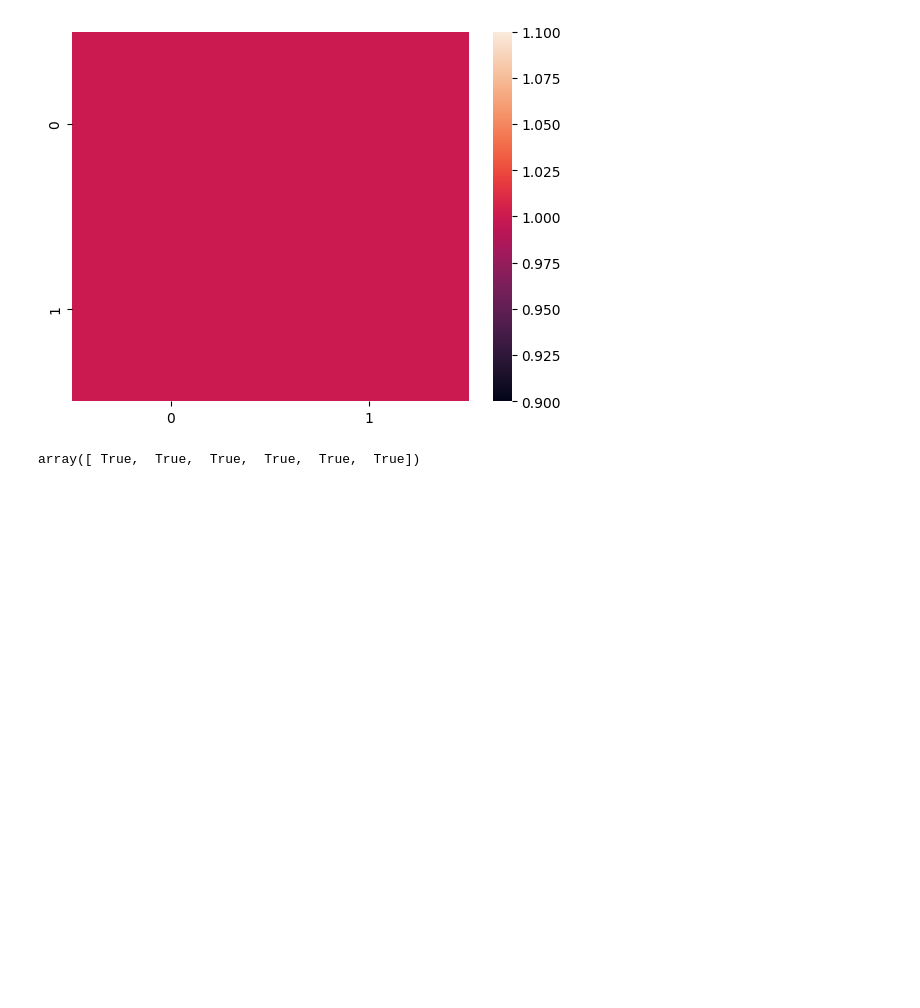
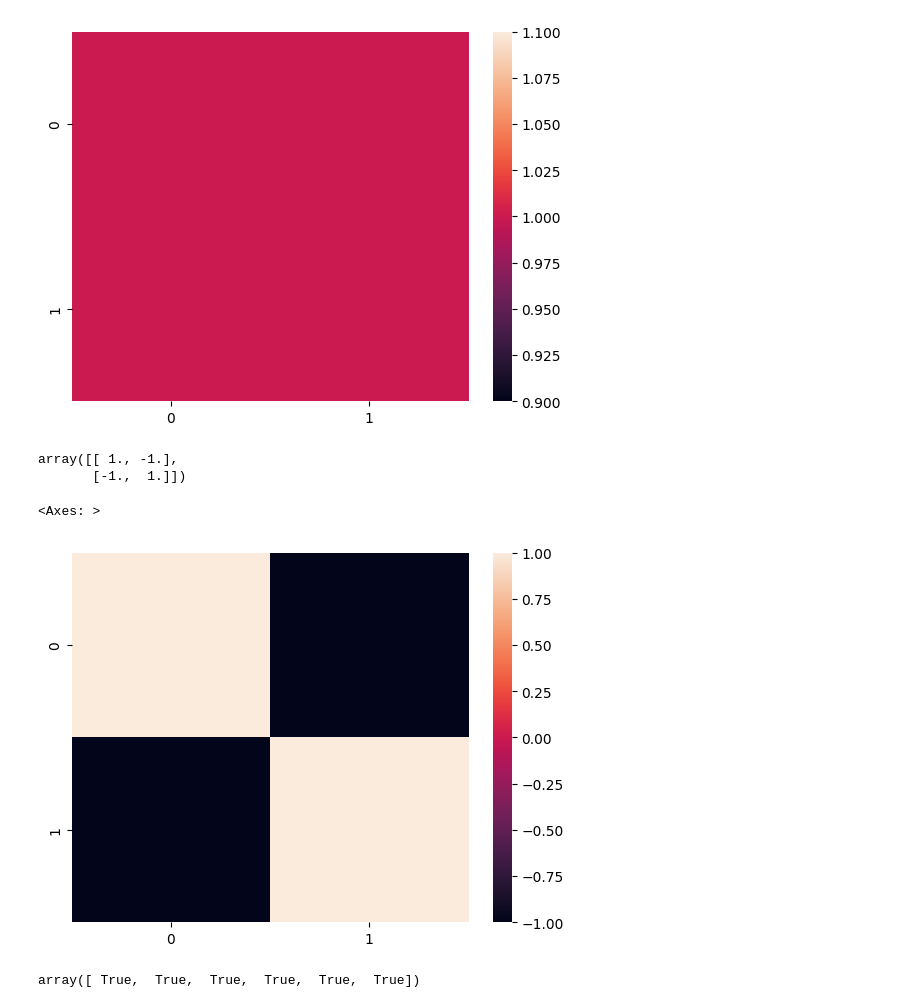
Before and after one commit to HeroHalder/AI-ML-Zero-to-Hero, a Jupyter notebook: 02 Python Libraries/Numpy.ipynb, the cells around one changed output. Drawn from its saved outputs; the diff is of its cells as text; code cells hidden in the pictures; blank space fills up the shorter version.

```diff
--- a/02 Python Libraries/Numpy.ipynb
+++ b/02 Python Libraries/Numpy.ipynb
@@ -426,6 +426,20 @@ sns.heatmap(np.corrcoef(sce,sal))
 # %% [output]
 <Axes: >
 [figure]
+# %%
+#corrcoef
+sce=a
+sal=np.arange(105,99,-1)
+np.corrcoef(sce,sal)
+# %% [output]
+array([[ 1., -1.],
+       [-1.,  1.]])
+# %%
+import seaborn as sns
+sns.heatmap(np.corrcoef(sce,sal))
+# %% [output]
+<Axes: >
+[figure, added]
 # %%
 b=a
 np.isin(a,b)
```
Also changed, not shown: parts of 3 cells of this notebook.
